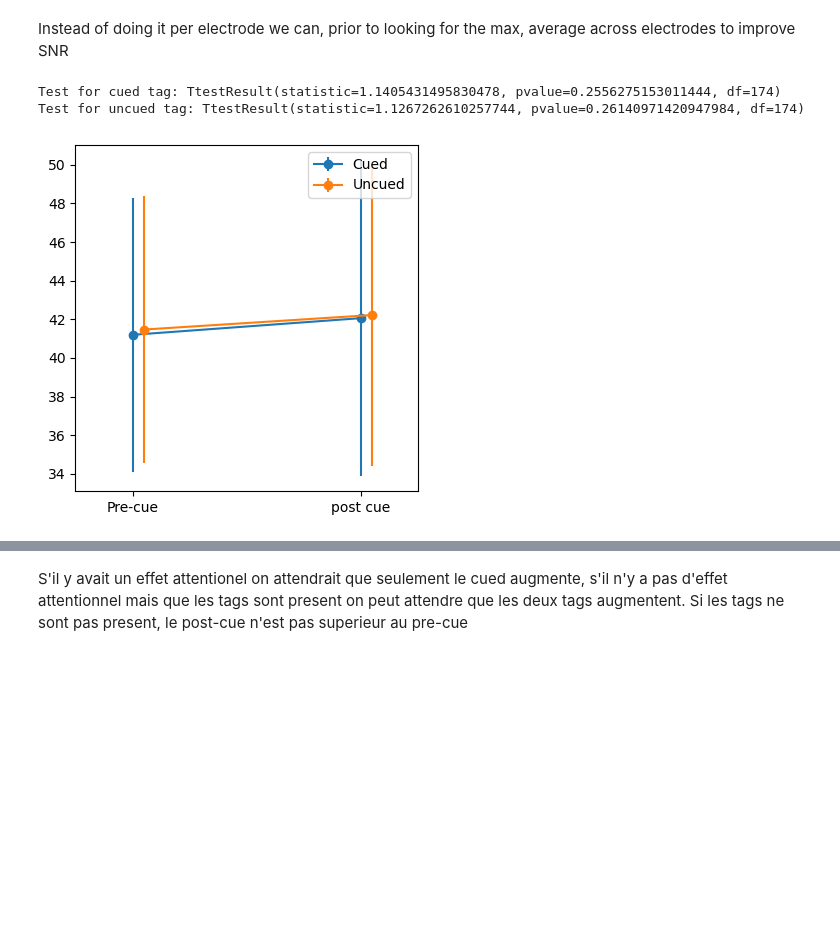
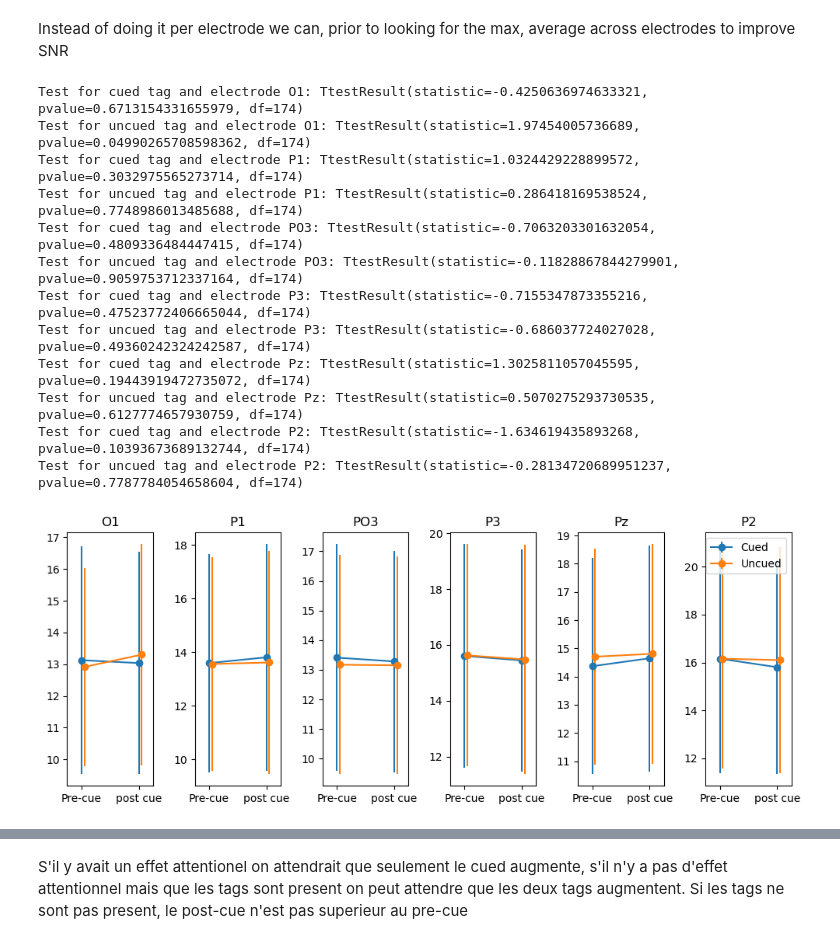
Before and after one commit to LpZamora/RIFT_thesis_expe1, a Jupyter notebook: 3_analysis_A1.ipynb, the cells around one changed output, grey strips where cells are left out. Saved outputs shown, nothing was run; the diff lists cells and outputs as text; code cells hidden in the pictures; blank space fills up the shorter version.

```diff
--- a/3_analysis_A1.ipynb
+++ b/3_analysis_A1.ipynb
@@ -668,7 +668,3 @@ plt.plot(noise_stims[14,31,0,:].T)
 original_shape = noise_stims.shape
 new_shape = (original_shape[0] * original_shape[1],) + original_shape[2:]
 noise_stims_tr = np.reshape(noise_stims, new_shape)
-noise_stims_tr = {'trial_number':np.arange(noise_stims_tr.shape[0]), 'data':noise_stims_tr}
-
-#check if the number of retained noises trials is the same as the number of good epochs
-sum(np.isin(noise_stims_tr['trial_number'], epochs.metadata['trial_number'])) == len(epochs.metadata['trial_number'])
@@ -712,7 +706,10 @@ def cross_cor_nois(epochs_fun, noise, display_side_cued_tag, sampling_freq, elec
 
 
     # bandpass (60-80Hz) EEG data + crop from tmin to tmax
-    eeg.filter(l_freq=60, h_freq = 80, verbose=False).crop(tmin_eeg, tmax_eeg)
+    # Commented as badnaoss filter reduces the crosscorrelation as assesed by injecting noise
+    # eeg.filter(l_freq=60, h_freq = 80, verbose=False).crop(tmin_eeg, tmax_eeg)
+    # crop EEG data from tmin to tmax
+    eeg.crop(tmin_eeg, tmax_eeg)
 
     selection = eeg[f'cued_side == {display_side_cued_tag}'].selection
     eeg_arr = eeg[f'cued_side == {display_side_cued_tag}'].get_data(copy=False)
@@ -721,9 +718,9 @@ def cross_cor_nois(epochs_fun, noise, display_side_cued_tag, sampling_freq, elec
     tmin_noise = int(tmin_noise * sampling_freq)
     tmax_noise = int(tmax_noise * sampling_freq)
 
-
     # Select the tags on the same trials as the EEG and only the part of between tmin_noise and tmax_noise
-    noise_tags = noise_tags['data'][np.isin(noise_tags['trial_number'], selection),:,tmin_noise:tmax_noise+1]
+    # noise_tags = noise_tags['data'][np.isin(noise_tags['trial_number'], selection),:,tmin_noise:tmax_noise+1]
+    noise_tags = noise_tags[eeg.metadata['trial_number'][selection].values,:,tmin_noise:tmax_noise+1]
 
     # Loop over trials and electrodes to fill correlation matrices
     # Cross correlation is done in valid mode so the resulting shape in samples/times is len(eeg) - len(noise) + 1
@@ -824,28 +820,40 @@ Instead of doing it per electrode we can, prior to looking for the max, average
 # %%
 cor_with_cued = np.concatenate([cor_with_cued_for_cuedR,cor_with_cued_for_cuedL])
 cor_with_uncued = np.concatenate([cor_with_uncued_for_cuedR,cor_with_uncued_for_cuedL])
 
-fig, ax = plt.subplots(1,1, figsize=(4,4), sharex=True)
-max_precue_cued = cor_with_cued[:,:,:cor_with_cued.shape[-1]//2+1].mean(axis=1).max(axis=-1)
-max_postcue_cued = cor_with_cued[:,:,cor_with_cued.shape[-1]//2:].mean(axis=1).max(axis=-1)
-ax.errorbar(x=[0,1], y=[np.mean(max_precue_cued), np.mean(max_postcue_cued)],
-                yerr=[np.std(max_precue_cued), np.std(max_postcue_cued)], fmt='o-', label='Cued')
-print(f'Test for cued tag: {scipy.stats.ttest_rel(max_postcue_cued, max_precue_cued)}')
-max_precue_uncued = cor_with_uncued[:,:,:cor_with_uncued.shape[-1]//2+1].mean(axis=1).max(axis=-1)
-max_postcue_uncued = cor_with_uncued[:,:,cor_with_uncued.shape[-1]//2:].mean(axis=1).max(axis=-1)
+fig, ax = plt.subplots(1,6, figsize=(10,4), sharex=True)
+for i, elec in enumerate(best_electrodes):
+    max_precue_cued = cor_with_cued[:,i,:cor_with_cued.shape[-1]//2].max(axis=-1)
+    max_postcue_cued = cor_with_cued[:,i,cor_with_cued.shape[-1]//2-1:].max(axis=-1)
+    ax[i].errorbar(x=[0,1], y=[np.mean(max_precue_cued), np.mean(max_postcue_cued)],
+                    yerr=[np.std(max_precue_cued), np.std(max_postcue_cued)], fmt='o-', label='Cued')
+    print(f'Test for cued tag and electrode {elec}: {scipy.stats.ttest_rel(max_postcue_cued, max_precue_cued)}')
+    max_precue_uncued = cor_with_uncued[:,i,:cor_with_uncued.shape[-1]//2].max(axis=-1)
+    max_postcue_uncued = cor_with_uncued[:,i,cor_with_uncued.shape[-1]//2-1:].max(axis=-1)
 
-ax.errorbar([0.05,1.05], [np.mean(max_precue_uncued), np.mean(max_postcue_uncued)],
-                [np.std(max_precue_uncued), np.std(max_postcue_uncued)], fmt='o-', label='Uncued')
-print(f'Test for uncued tag: {scipy.stats.ttest_rel(max_postcue_uncued,max_precue_uncued)}')
+    ax[i].errorbar([0.05,1.05], [np.mean(max_precue_uncued), np.mean(max_postcue_uncued)],
+                    [np.std(max_precue_uncued), np.std(max_postcue_uncued)], fmt='o-', label='Uncued')
+    print(f'Test for uncued tag and electrode {elec}: {scipy.stats.ttest_rel(max_postcue_uncued,max_precue_uncued)}')
 
-ax.set_xticks([0,1],['Pre-cue', 'post cue'])
-ax.legend()
+    ax[i].set_xticks([0,1],['Pre-cue', 'post cue'])
+    ax[i].set_title(elec)
+ax[-1].legend()
 plt.xlim(-.25, 1.25)
 plt.tight_layout()
 # %% [output]
-Test for cued tag: TtestResult(statistic=1.1405431495830478, pvalue=0.2556275153011444, df=174)
-Test for uncued tag: TtestResult(statistic=1.1267262610257744, pvalue=0.26140971420947984, df=174)
+Test for cued tag and electrode O1: TtestResult(statistic=-0.4250636974633321, pvalue=0.6713154331655979, df=174)
+Test for uncued tag and electrode O1: TtestResult(statistic=1.97454005736689, pvalue=0.04990265708598362, df=174)
+Test for cued tag and electrode P1: TtestResult(statistic=1.0324429228899572, pvalue=0.3032975565273714, df=174)
+Test for uncued tag and electrode P1: TtestResult(statistic=0.286418169538524, pvalue=0.7748986013485688, df=174)
+Test for cued tag and electrode PO3: TtestResult(statistic=-0.7063203301632054, pvalue=0.4809336484447415, df=174)
+Test for uncued tag and electrode PO3: TtestResult(statistic=-0.11828867844279901, pvalue=0.9059753712337164, df=174)
+Test for cued tag and electrode P3: TtestResult(statistic=-0.7155347873355216, pvalue=0.47523772406665044, df=174)
+Test for uncued tag and electrode P3: TtestResult(statistic=-0.686037724027028, pvalue=0.49360242324242587, df=174)
+Test for cued tag and electrode Pz: TtestResult(statistic=1.3025811057045595, pvalue=0.19443919472735072, df=174)
+Test for uncued tag and electrode Pz: TtestResult(statistic=0.5070275293730535, pvalue=0.6127774657930759, df=174)
+Test for cued tag and electrode P2: TtestResult(statistic=-1.634619435893268, pvalue=0.10393673689132744, df=174)
+Test for uncued tag and electrode P2: TtestResult(statistic=-0.28134720689951237, pvalue=0.7787784054658604, df=174)
-[figure, old version]
+[figure, new version]
 # %%
 crosscor_prepost = {}
 crosscor_prepost['cued_pre'] = cor_with_cued[:,:,:cor_with_cued.shape[-1]//2+1].mean(axis=1).max(axis=-1)
```
Also changed, not shown: parts of 8 cells of this notebook, 5 other files.
